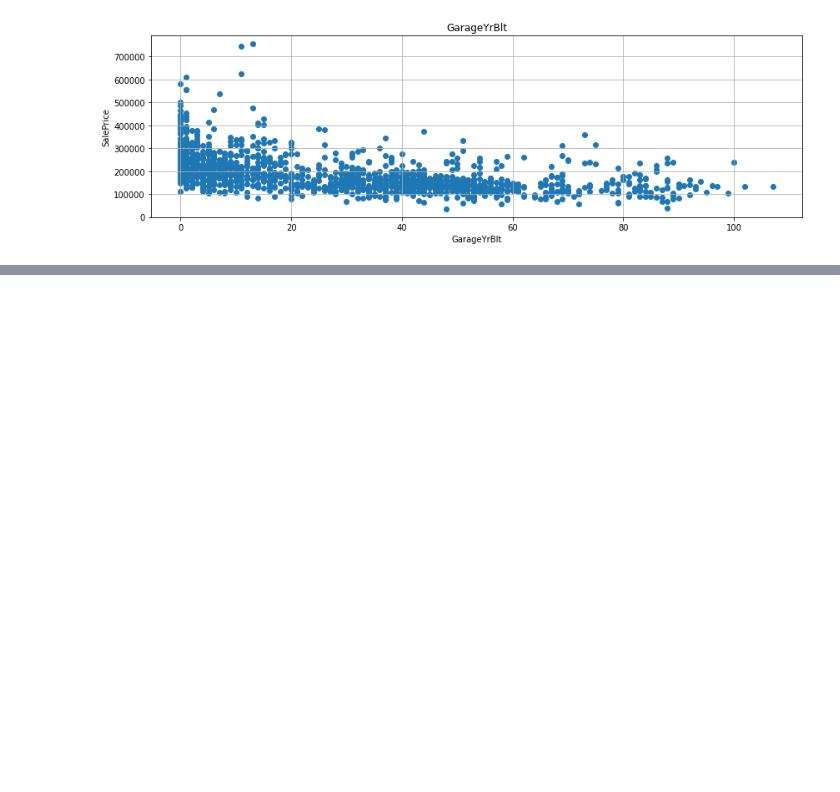
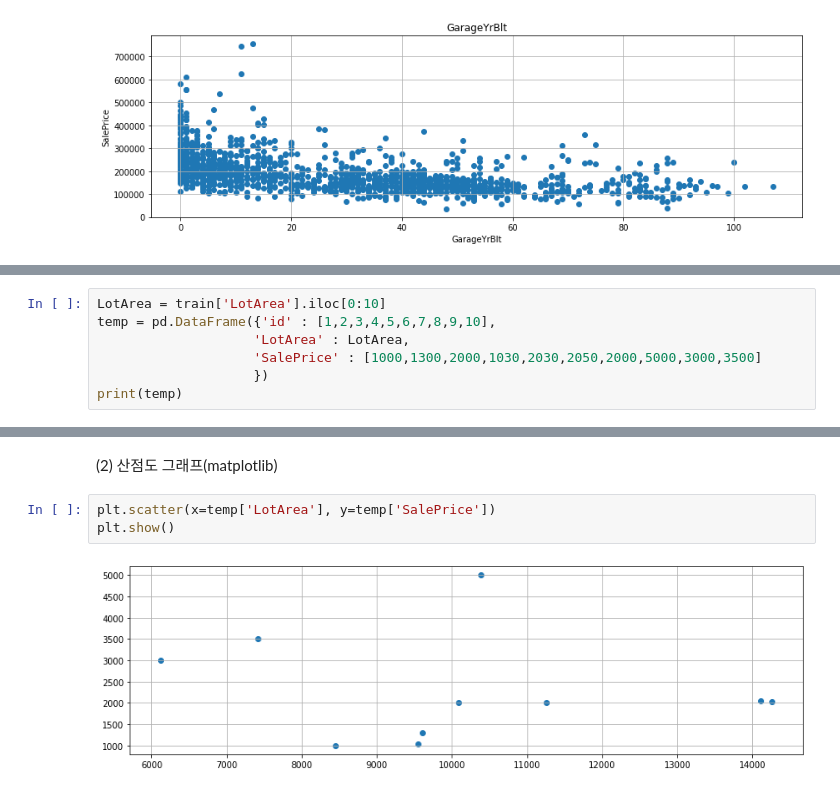
Before and after one commit to KIM-CHAEYOUNG/d1, a Jupyter notebook: Handling_ContinuousVariables.ipynb, the cells around one changed output, grey strips where cells are left out. Saved outputs shown, nothing was run; the diff lists cells and outputs as text; blank space fills up the shorter version.

```diff
--- a/Handling_ContinuousVariables.ipynb
+++ b/Handling_ContinuousVariables.ipynb
@@ -167,0 +172,7 @@ for fea in year_fea:
+# %%
+LotArea = train['LotArea'].iloc[0:10]
+temp = pd.DataFrame({'id' : [1,2,3,4,5,6,7,8,9,10],
+                    'LotArea' : LotArea,
+                    'SalePrice' : [1000,1300,2000,1030,2030,2050,2000,5000,3000,3500]
+                    })
+print(temp)
@@ -167,0 +191,7 @@ for fea in year_fea:
+# %% [markdown]
+(2) 산점도 그래프(matplotlib)
+# %%
+plt.scatter(x=temp['LotArea'], y=temp['SalePrice'])
+plt.show()
+# %% [output]
+[figure, added]
```
Also changed, not shown: parts of 9 cells of this notebook.
